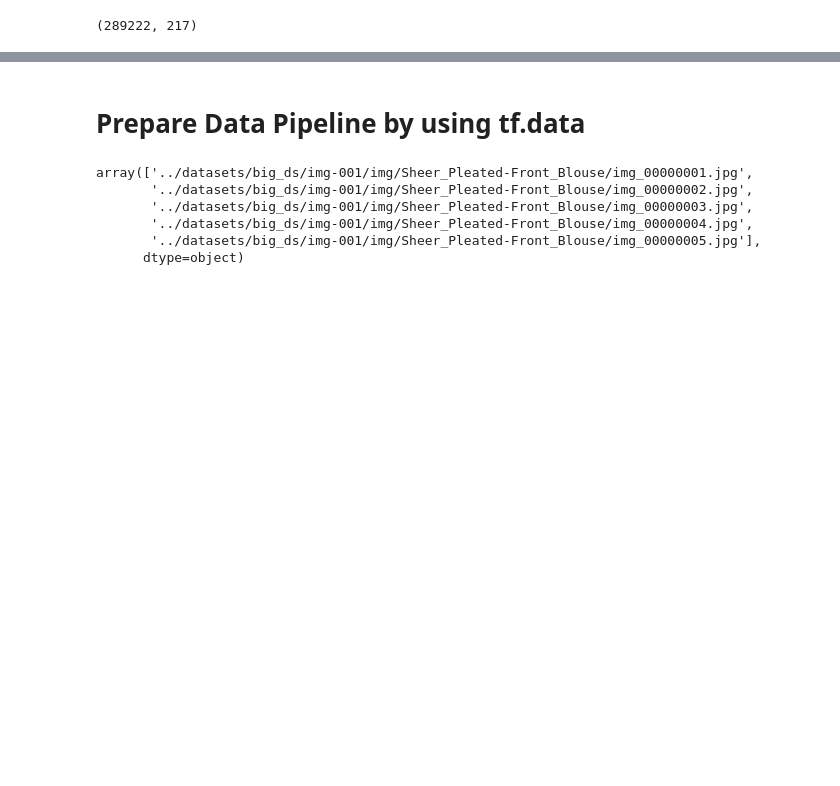
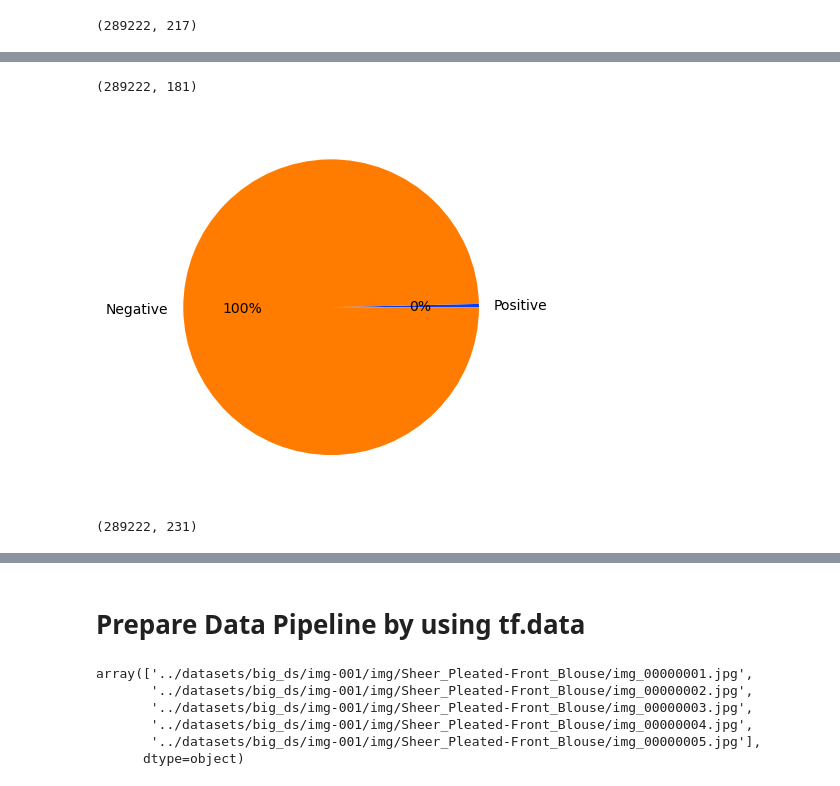
Before and after one commit to melihkacaman/SimilarProducts, a Jupyter notebook: notebooks/03 Model Building For Coarse Attribute Prediction.ipynb, the cells around one changed output, grey strips where cells are left out. Drawn from its saved outputs; the diff is of its cells as text; code cells hidden in the pictures; blank space fills up the shorter version.

Commit message:
dataset partition by attribute types

```diff
--- a/notebooks/03 Model Building For Coarse Attribute Prediction.ipynb
+++ b/notebooks/03 Model Building For Coarse Attribute Prediction.ipynb
@@ -119,17 +110,18 @@ df_category_4.shape
 import matplotlib.pyplot as plt
 import seaborn
 
-zeros = 0
-ones = 0
-for i in range(1, 217):
-    zeros = zeros + df_category_4.iloc[:, i].value_counts().to_numpy()[0]
-    ones = ones + df_category_4.iloc[:, i].value_counts().to_numpy()[1]
+def create_pi(df):
+    zeros = 0
+    ones = 0
+    for i in range(1, df.shape[1]):
+        zeros = zeros + df.iloc[:, i].value_counts().to_numpy()[0]
+        ones = ones + df.iloc[:, i].value_counts().to_numpy()[1]
 
 
+    data_m = [ones, zeros]
+    keys = ['Positive', 'Negative']
 
-data = [ones, zeros]
-keys = ['Positive', 'Negative']
+    palette_color = seaborn.color_palette('bright')
+    plt.pie(data_m, labels=keys, colors=palette_color, autopct='%.0f%%')
 
-palette_color = seaborn.color_palette('bright')
-plt.pie(data, labels=keys, colors=palette_color, autopct='%.0f%%')
-plt.show()
+    plt.show()
@@ -143,0 +132,14 @@ Name: lace trim, dtype: int64
+# %%
+df_category_3 = data.loc[:,np.concatenate([['paths'], attr[attr.attribute_type == 3].iloc[:,0].values])]
+df_category_3.shape
+# %% [output]
+(289222, 181)
+# %%
+create_pi(df_category_3)
+# %% [output]
+[figure, added]
+# %%
+df_category_5 = data.loc[:,np.concatenate([['paths'], attr[attr.attribute_type == 5].iloc[:,0].values])]
+df_category_5.shape
+# %% [output]
+(289222, 231)
```
Also changed, not shown: parts of 5 cells of this notebook.
